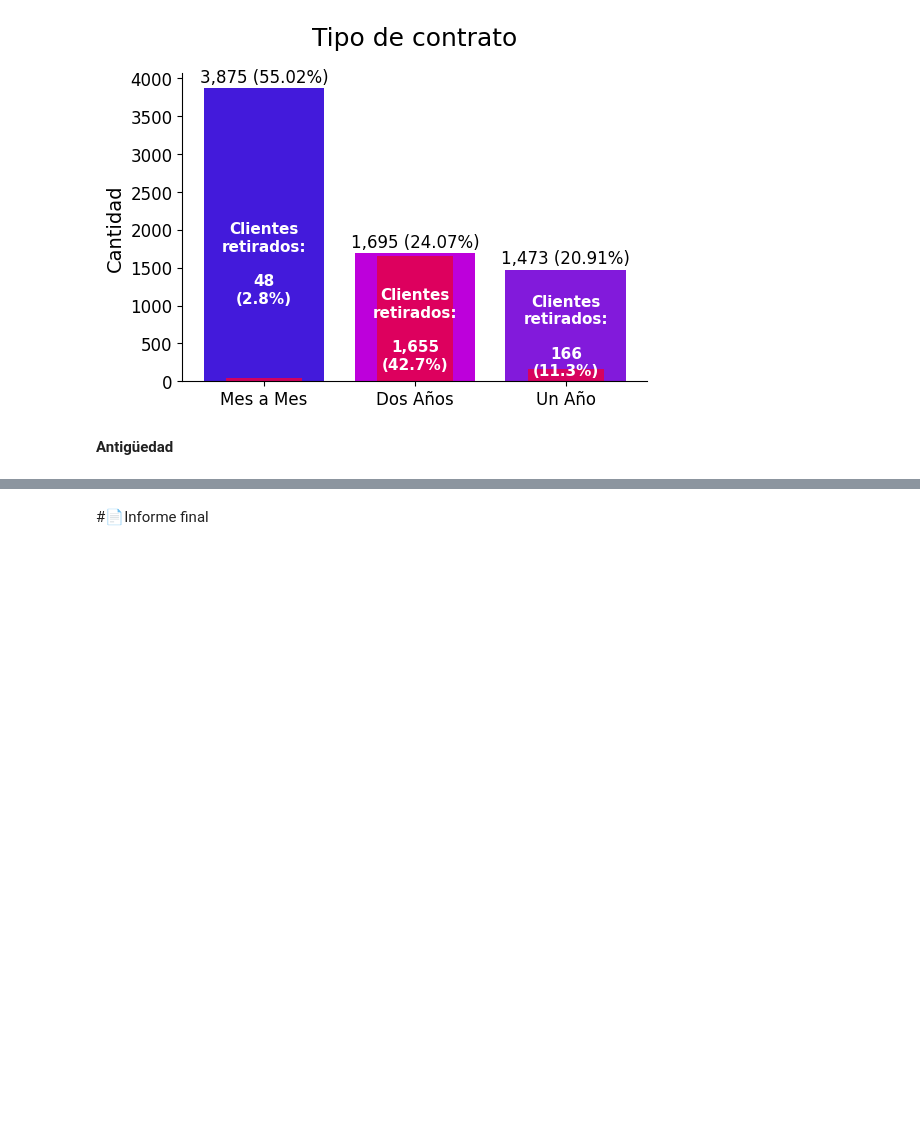
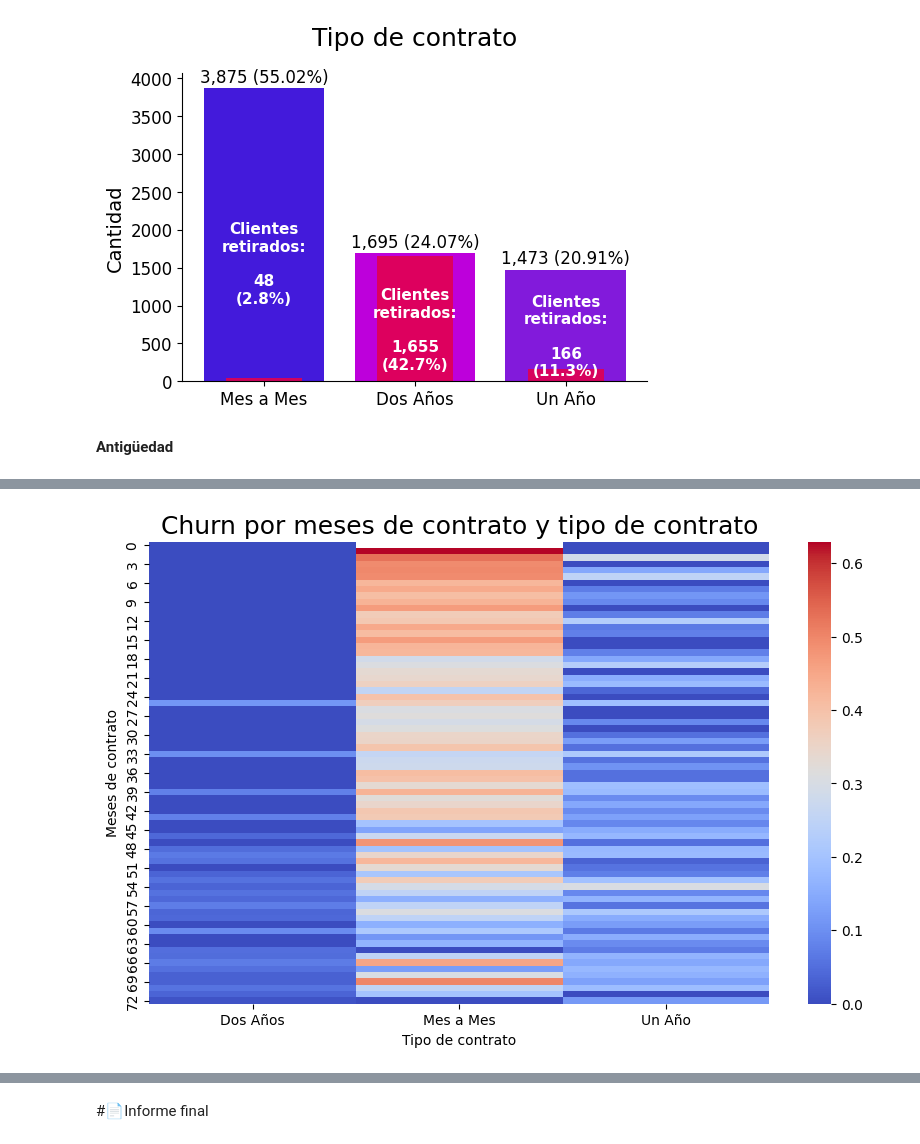
Before and after one commit to JGP-Code/TelecomX_LATAM_Challenge, a Jupyter notebook: TelecomX_LATAM.ipynb, the cells around one changed output, grey strips where cells are left out. Cells and saved outputs as stored; diff of their text form; code cells hidden in the pictures; blank space fills up the shorter version.

```diff
--- a/TelecomX_LATAM.ipynb
+++ b/TelecomX_LATAM.ipynb
@@ -618,0 +582,12 @@ df_antiguedad
+# %%
+#tabla dinámica con pivot
+
+# Crear tabla dinámica
+tabla_pivot_churn = datos_normalizados.pivot_table(
+    values='Churn',               # clientes que se fueron
+    index='customer.tenure',      # meses de contrato
+    columns='account.Contract',   # tipo de contrato
+    aggfunc='mean'                # porcentaje de churn
+)
+
+tabla_pivot_churn
@@ -618,0 +609,11 @@ df_antiguedad
+# %%
+#gráfica
+
+plt.figure(figsize=(10,6))
+sns.heatmap(tabla_pivot_churn, cmap='coolwarm', annot=False)
+plt.title('Churn por meses de contrato y tipo de contrato', fontsize=18)
+plt.xlabel('Tipo de contrato')
+plt.ylabel('Meses de contrato')
+plt.show()
+# %% [output]
+[figure, added]
```
Also changed, not shown: parts of 4 cells of this notebook.
